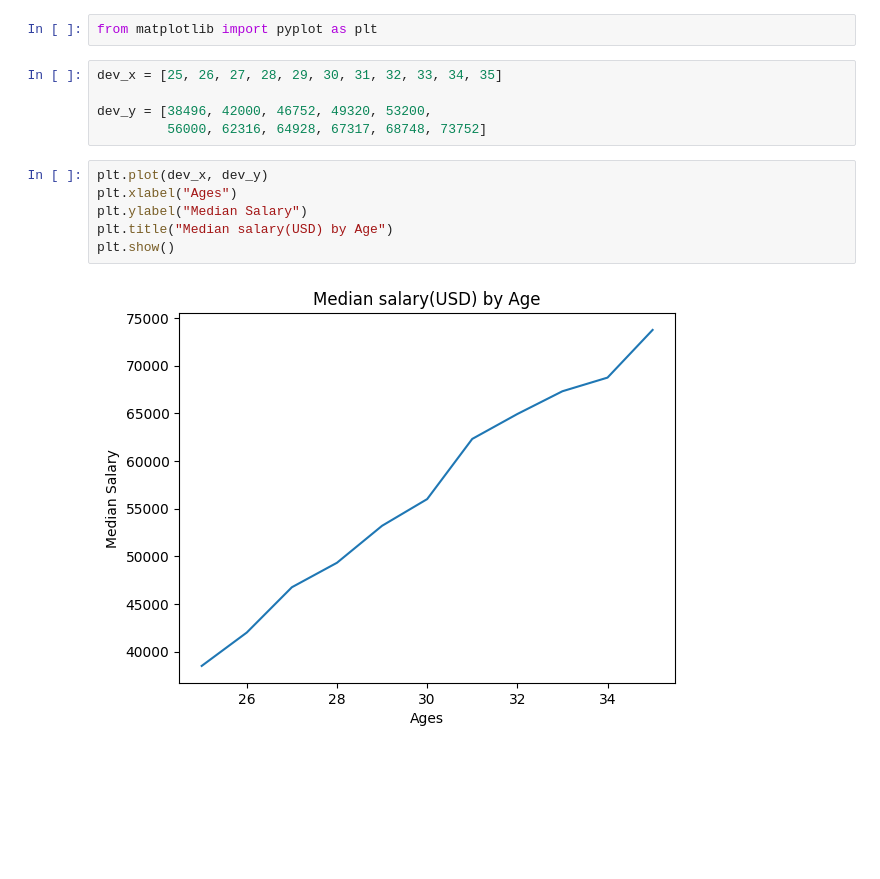
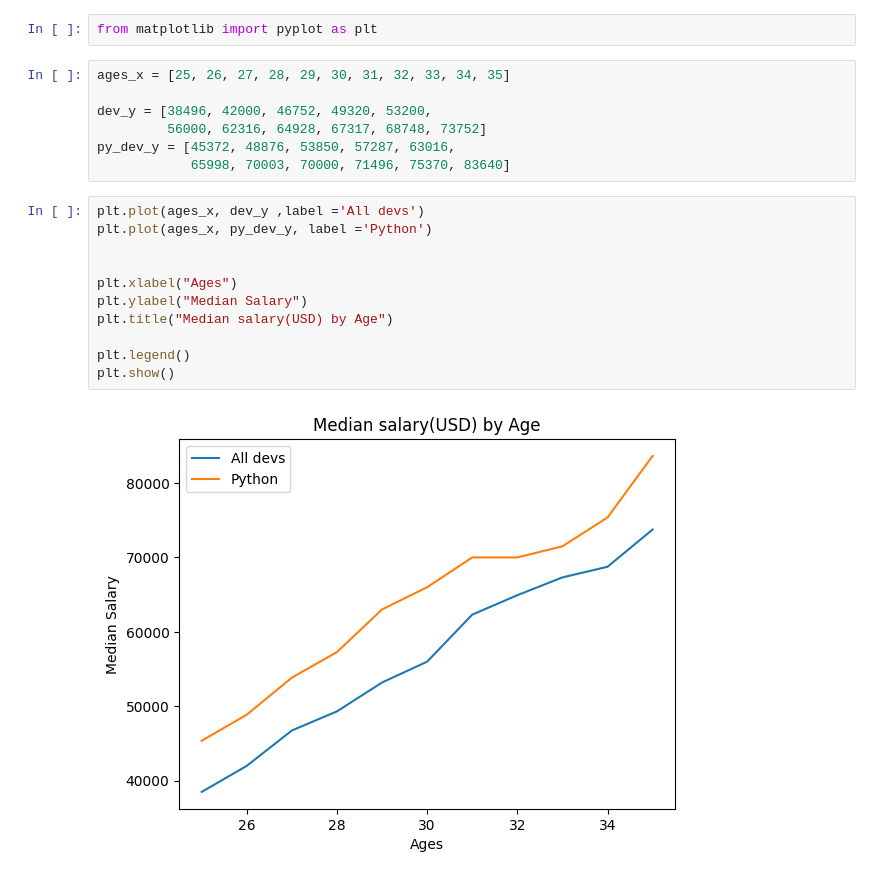
Before and after one commit to raaakibul/Matplotlib, a Jupyter notebook: plot.ipynb, the cells around one changed output. Saved outputs shown, nothing was run; the diff lists cells and outputs as text; blank space fills up the shorter version.

Commit message:
plot code added

```diff
--- a/plot.ipynb
+++ b/plot.ipynb
@@ -1,15 +1,22 @@
 # %%
 from matplotlib import pyplot as plt
 # %%
-dev_x = [25, 26, 27, 28, 29, 30, 31, 32, 33, 34, 35]
+ages_x = [25, 26, 27, 28, 29, 30, 31, 32, 33, 34, 35]
 
 dev_y = [38496, 42000, 46752, 49320, 53200,
          56000, 62316, 64928, 67317, 68748, 73752]
+py_dev_y = [45372, 48876, 53850, 57287, 63016,
+            65998, 70003, 70000, 71496, 75370, 83640]
 # %%
-plt.plot(dev_x, dev_y)
+plt.plot(ages_x, dev_y ,label ='All devs')
+plt.plot(ages_x, py_dev_y, label ='Python')
+
+
 plt.xlabel("Ages")
 plt.ylabel("Median Salary")
 plt.title("Median salary(USD) by Age")
+
+plt.legend()
 plt.show()
 # %% [output]
-[figure, old version]
+[figure, new version]
```
Also changed, not shown: parts of 1 cell of this notebook.
